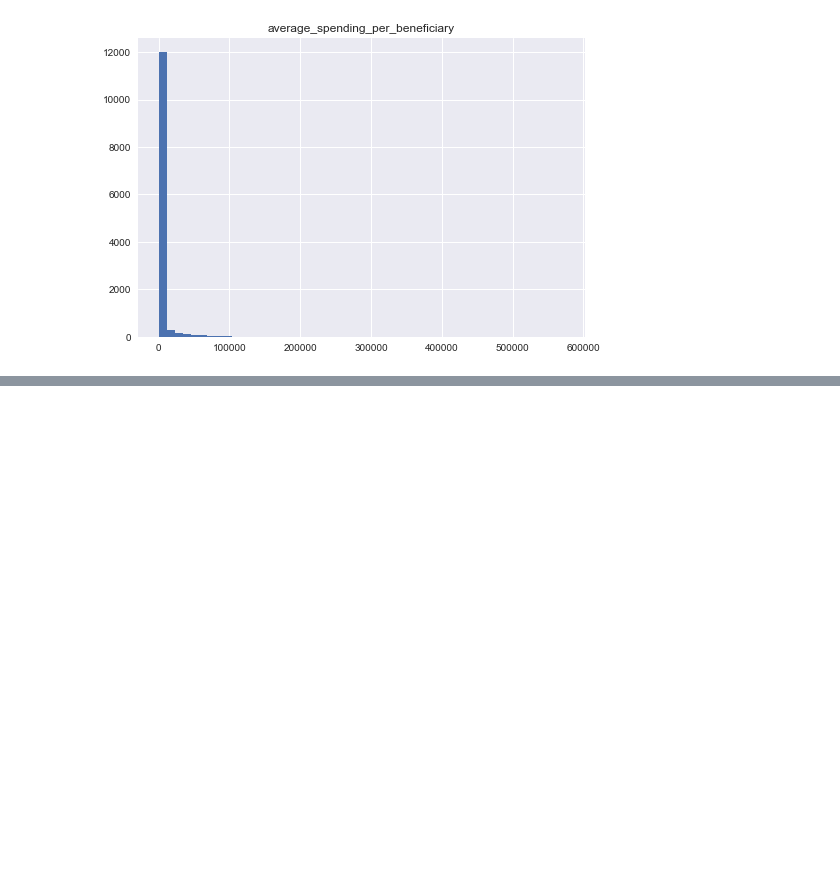
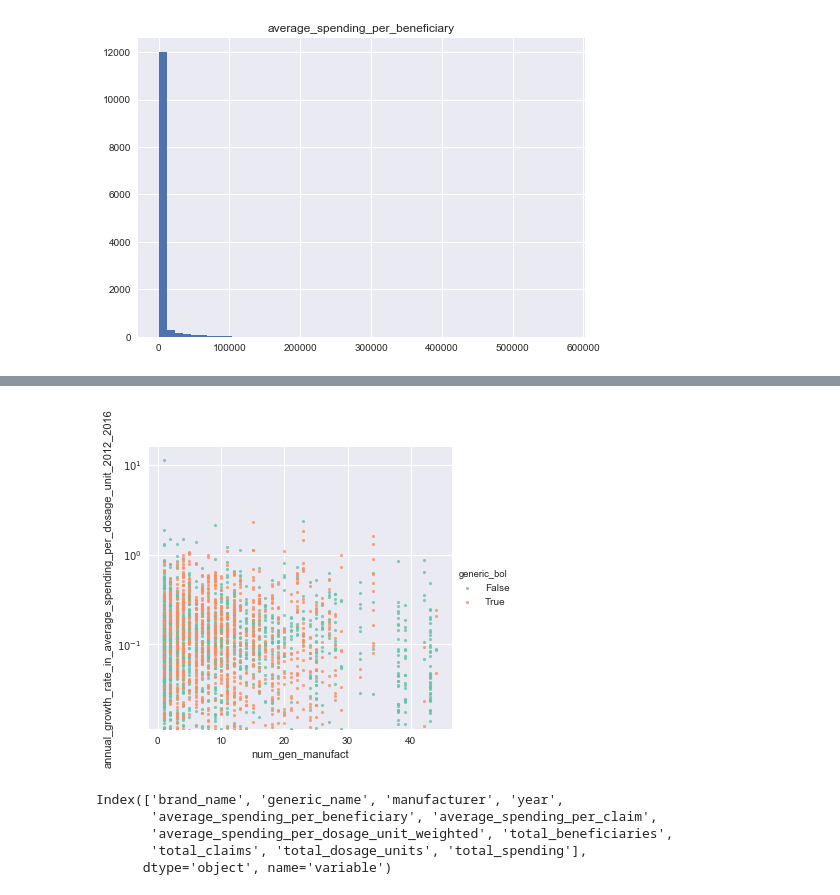
Before and after one commit to darya-akimova/medicare_spending_analysis, a Jupyter notebook: Medicare Part D Spending (2012-2016) Analysis.ipynb, the cells around one changed output, grey strips where cells are left out. Cells and saved outputs as stored; diff of their text form; code cells hidden in the pictures; blank space fills up the shorter version.

```diff
--- a/Medicare Part D Spending (2012-2016) Analysis.ipynb
+++ b/Medicare Part D Spending (2012-2016) Analysis.ipynb
@@ -387,0 +513,2 @@ plt.show()
+# %%
+spend_manufact['generic_bol'] = spend_manufact['brand_name'] == spend_manufact['generic_name']
@@ -387,0 +525,22 @@ plt.show()
+# %%
+sns.lmplot(
+    x = 'num_gen_manufact',
+    y = 'annual_growth_rate_in_average_spending_per_dosage_unit_2012_2016',
+    data = pd.merge(left = gen_manufact_count, right = spend_manufact, on = 'generic_name'),
+    fit_reg = False,
+    hue = 'generic_bol',
+    scatter_kws = {'s' : 10},
+    palette = 'Set2'
+)
+plt.yscale('log')
+sns.plt.show()
+# %% [output]
+[figure, added]
+# %%
+spend_manufact_tidy.columns
+# %% [output]
+Index(['brand_name', 'generic_name', 'manufacturer', 'year',
+       'average_spending_per_beneficiary', 'average_spending_per_claim',
+       'average_spending_per_dosage_unit_weighted', 'total_beneficiaries',
+       'total_claims', 'total_dosage_units', 'total_spending'],
+      dtype='object', name='variable')
```
Also changed, not shown: parts of 22 cells of this notebook.
